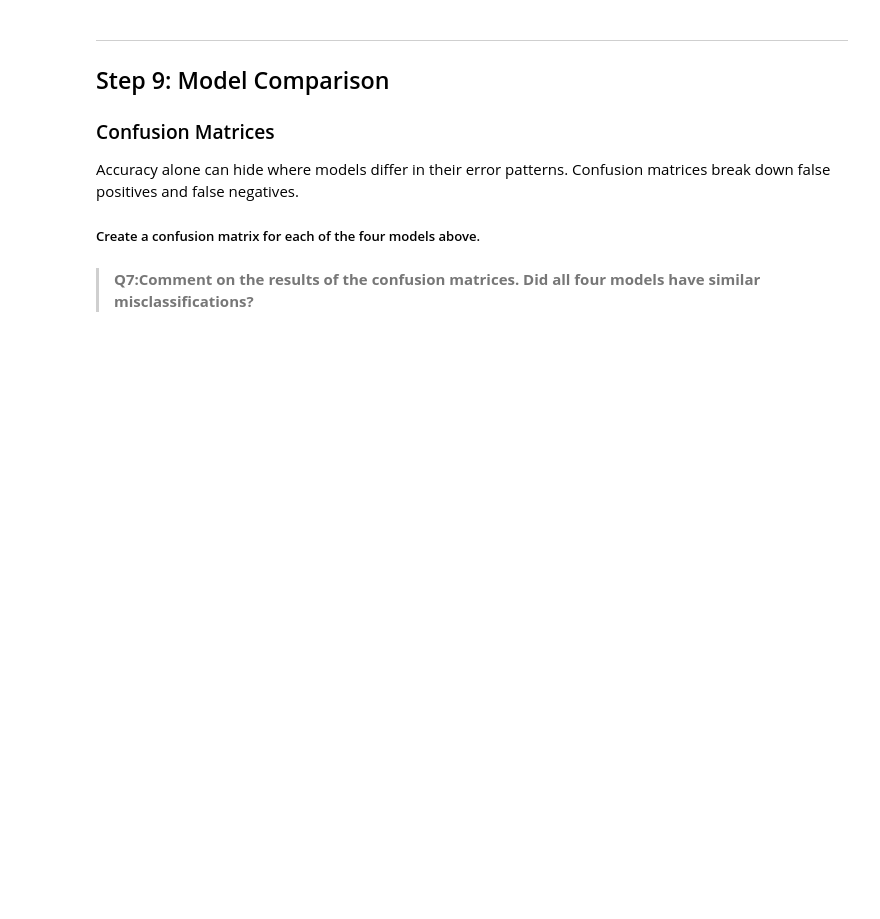
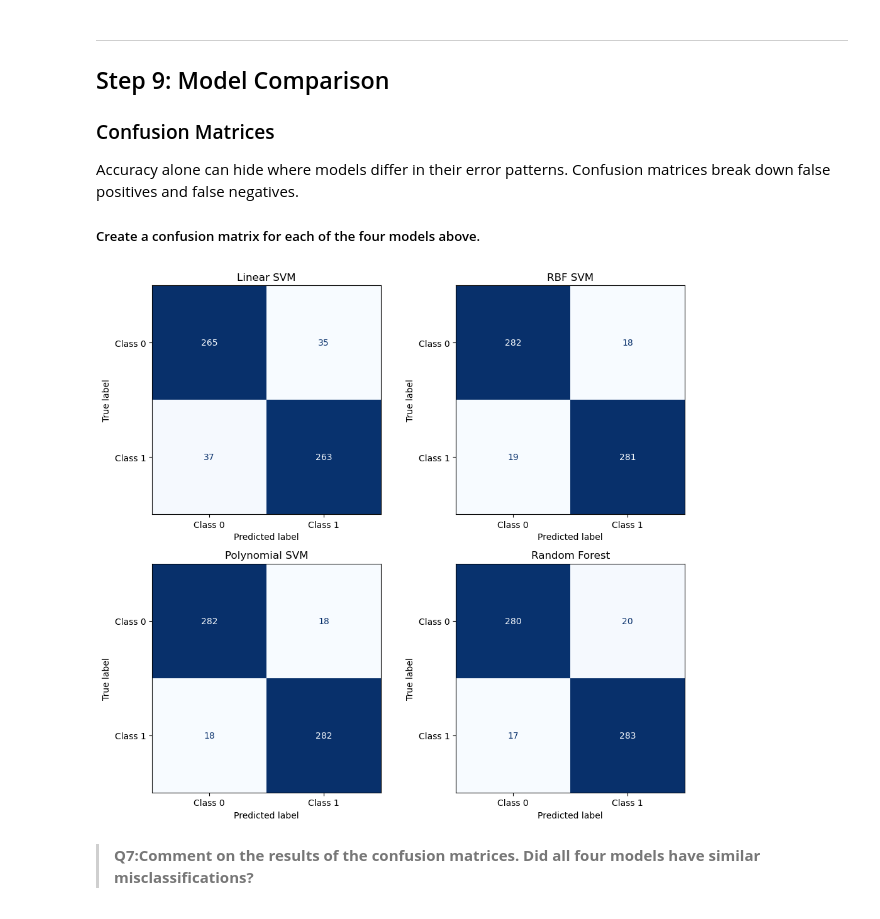
Before and after one commit to vedikaS-byte/eds232-labs, a Jupyter notebook: lab8.ipynb, the cells around one changed output. Cells and saved outputs as stored; diff of their text form; code cells hidden in the pictures; blank space fills up the shorter version.

```diff
--- a/lab8.ipynb
+++ b/lab8.ipynb
@@ -460,6 +461,44 @@ Accuracy alone can hide where models differ in their error patterns. Confusion m
 
 ##### Create a confusion matrix for each of the four models above.
 # %%
-# We did not do the confusion matrix but you can just pull this from the past hw!
+# Establish base plots, doing all in one pain is much easier
+fig, axes = plt.subplots(2, 2, figsize=(10, 9))
+
+# Linear SVM
+ConfusionMatrixDisplay.from_estimator(
+    best_linear, X_test_scale, y_test,
+    display_labels=['Class 0', 'Class 1'],
+    cmap='Blues', ax=axes[0, 0], colorbar=False
+)
+axes[0, 0].set_title('Linear SVM')
+
+# RBF SVM
+ConfusionMatrixDisplay.from_estimator(
+    best_rbf, X_test_scale, y_test,
+    display_labels=['Class 0', 'Class 1'],
+    cmap='Blues', ax=axes[0, 1], colorbar=False
+)
+axes[0, 1].set_title('RBF SVM')
+
+# Polynomial SVM
+ConfusionMatrixDisplay.from_estimator(
+    best_poly, X_test_scale, y_test,
+    display_labels=['Class 0', 'Class 1'],
+    cmap='Blues', ax=axes[1, 0], colorbar=False
+)
+axes[1, 0].set_title('Polynomial SVM')
+
+# Random Forest
+ConfusionMatrixDisplay.from_estimator(
+    best_rf, X_test_scale, y_test,
+    display_labels=['Class 0', 'Class 1'],
+    cmap='Blues', ax=axes[1, 1], colorbar=False
+)
+axes[1, 1].set_title('Random Forest')
+
+plt.tight_layout()
+plt.show()
+# %% [output]
+[figure, added]
 # %% [markdown]
 >**Q7:Comment on the results of the confusion matrices. Did all four models have similar misclassifications?**
```
Also changed, not shown: parts of 4 cells of this notebook.
